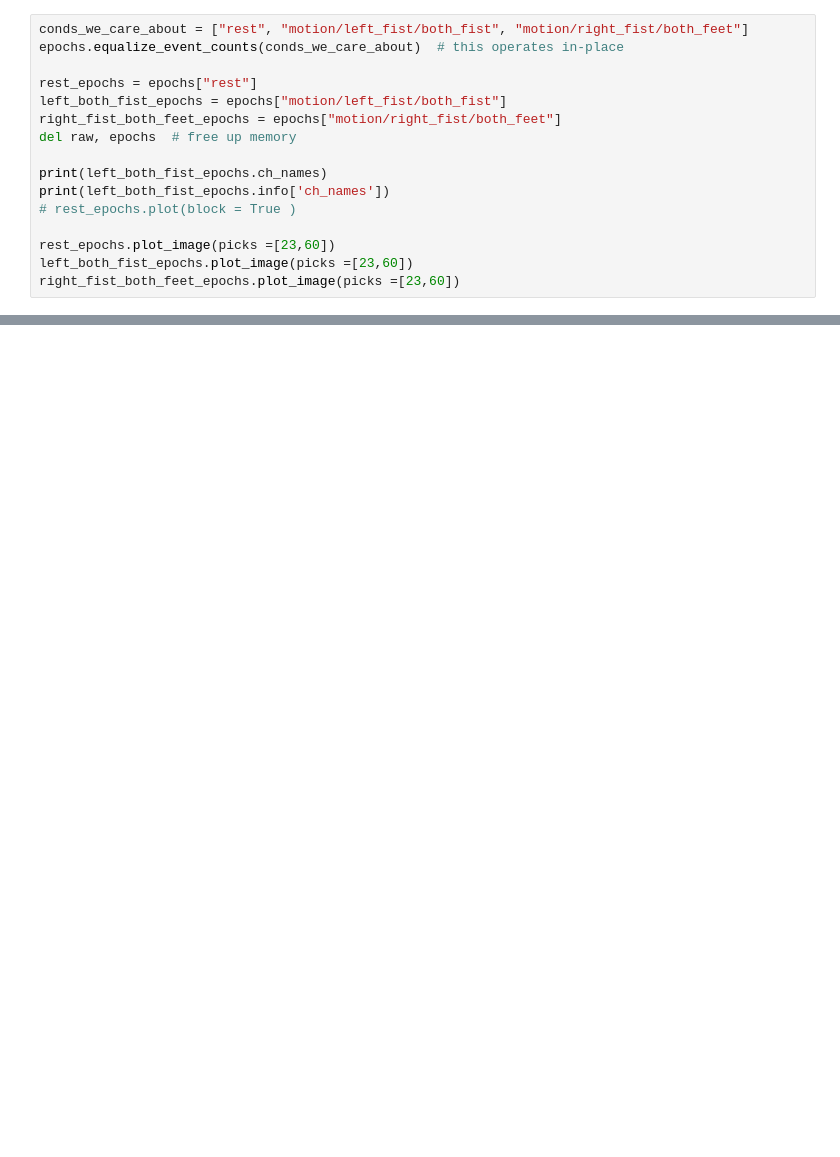
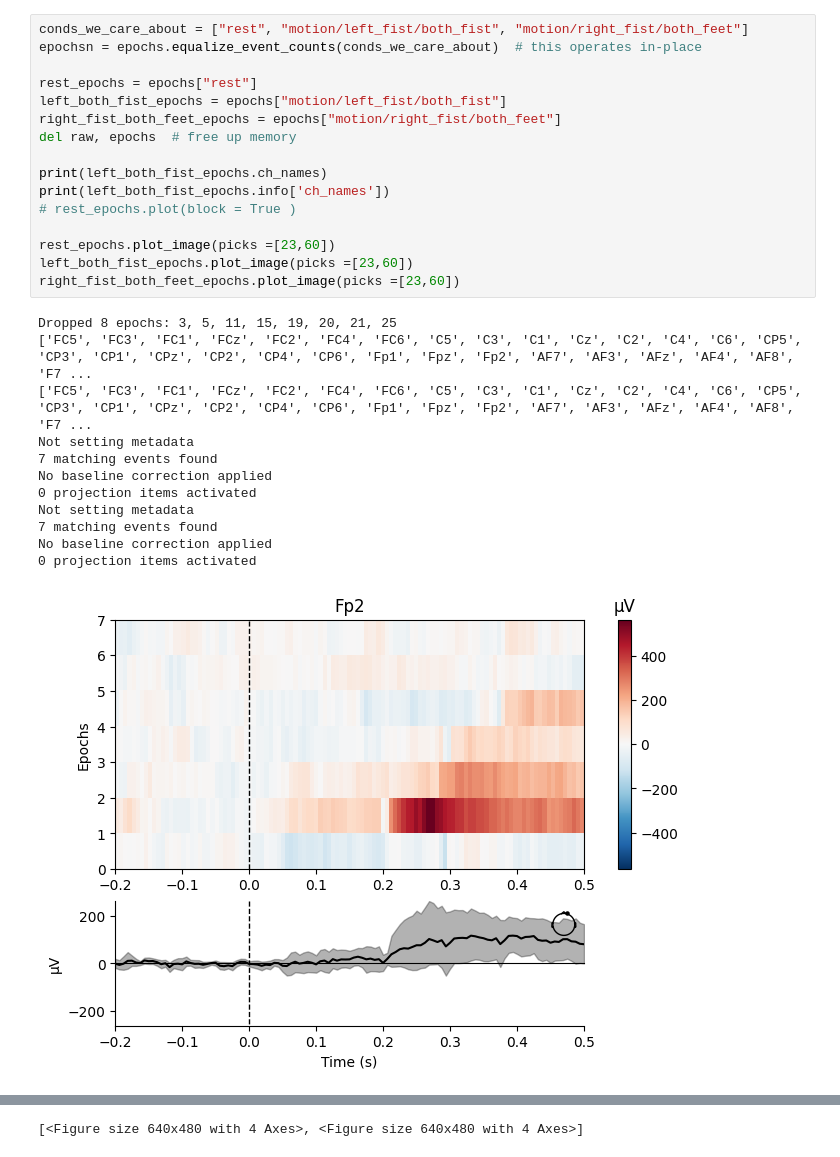
Before and after one commit to sanjida-ivy/EEG_Data_Analysis, a Jupyter notebook: EEG_Data_Manipulation_v5.ipynb, the cells around one changed output, grey strips where cells are left out. Cells and saved outputs as stored; diff of their text form; blank space fills up the shorter version.

```diff
--- a/EEG_Data_Manipulation_v5.ipynb
+++ b/EEG_Data_Manipulation_v5.ipynb
@@ -85,16 +79,29 @@ ERROR: unknown command "update"
 # %%
 conds_we_care_about = ["rest", "motion/left_fist/both_fist", "motion/right_fist/both_feet"]
-epochs.equalize_event_counts(conds_we_care_about)  # this operates in-place
+epochsn = epochs.equalize_event_counts(conds_we_care_about)  # this operates in-place
 
 rest_epochs = epochs["rest"]
 left_both_fist_epochs = epochs["motion/left_fist/both_fist"]
 right_fist_both_feet_epochs = epochs["motion/right_fist/both_feet"]
 del raw, epochs  # free up memory
 
 print(left_both_fist_epochs.ch_names)
 print(left_both_fist_epochs.info['ch_names'])
 # rest_epochs.plot(block = True )
 
 rest_epochs.plot_image(picks =[23,60])
 left_both_fist_epochs.plot_image(picks =[23,60])
 right_fist_both_feet_epochs.plot_image(picks =[23,60])
+# %% [output]
+Dropped 8 epochs: 3, 5, 11, 15, 19, 20, 21, 25
+['FC5', 'FC3', 'FC1', 'FCz', 'FC2', 'FC4', 'FC6', 'C5', 'C3', 'C1', 'Cz', 'C2', 'C4', 'C6', 'CP5', 'CP3', 'CP1', 'CPz', 'CP2', 'CP4', 'CP6', 'Fp1', 'Fpz', 'Fp2', 'AF7', 'AF3', 'AFz', 'AF4', 'AF8', 'F7 ...
+['FC5', 'FC3', 'FC1', 'FCz', 'FC2', 'FC4', 'FC6', 'C5', 'C3', 'C1', 'Cz', 'C2', 'C4', 'C6', 'CP5', 'CP3', 'CP1', 'CPz', 'CP2', 'CP4', 'CP6', 'Fp1', 'Fpz', 'Fp2', 'AF7', 'AF3', 'AFz', 'AF4', 'AF8', 'F7 ...
+Not setting metadata
+7 matching events found
+No baseline correction applied
+0 projection items activated
+Not setting metadata
+7 matching events found
+No baseline correction applied
+0 projection items activated
+[figure, added]
@@ -100,0 +129 @@ right_fist_both_feet_epochs.plot_image(picks =[23,60])
+[<Figure size 640x480 with 4 Axes>, <Figure size 640x480 with 4 Axes>]
```
Also changed, not shown: parts of 19 cells of this notebook.
